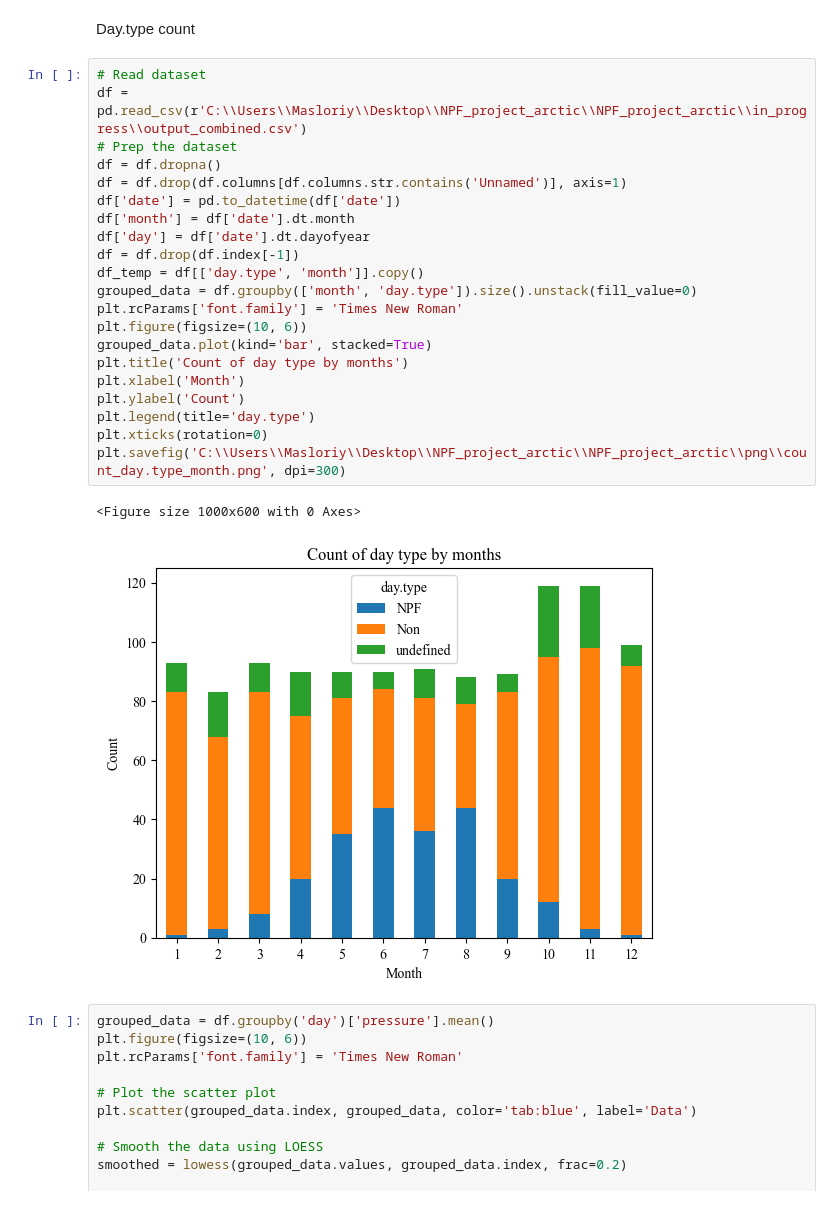
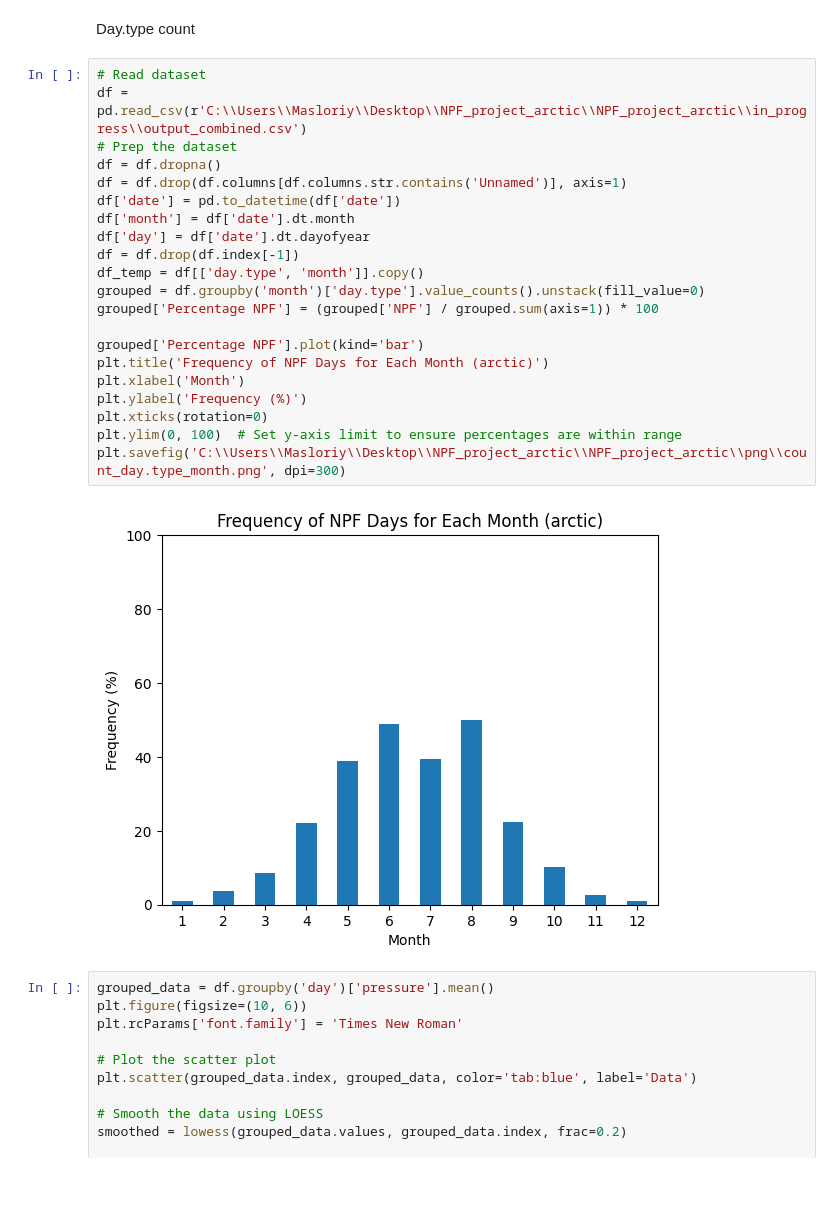
Before and after one commit to Malsory/NPF_project_arctic, a Jupyter notebook: NPF_project_arctic/in_progress/parameters_timeseries_plotter.ipynb, the cells around one changed output. Cells and saved outputs as stored; diff of their text form.

```diff
--- a/NPF_project_arctic/in_progress/parameters_timeseries_plotter.ipynb
+++ b/NPF_project_arctic/in_progress/parameters_timeseries_plotter.ipynb
@@ -7,27 +7,26 @@ Day.type count
 # %%
 # Read dataset
 df = pd.read_csv(r'C:\\Users\\Masloriy\\Desktop\\NPF_project_arctic\\NPF_project_arctic\\in_progress\\output_combined.csv')
 # Prep the dataset
 df = df.dropna()
 df = df.drop(df.columns[df.columns.str.contains('Unnamed')], axis=1)
 df['date'] = pd.to_datetime(df['date'])
 df['month'] = df['date'].dt.month
 df['day'] = df['date'].dt.dayofyear
 df = df.drop(df.index[-1])
 df_temp = df[['day.type', 'month']].copy()
-grouped_data = df.groupby(['month', 'day.type']).size().unstack(fill_value=0)
-plt.rcParams['font.family'] = 'Times New Roman'
-plt.figure(figsize=(10, 6))
-grouped_data.plot(kind='bar', stacked=True)
-plt.title('Count of day type by months')
+grouped = df.groupby('month')['day.type'].value_counts().unstack(fill_value=0)
+grouped['Percentage NPF'] = (grouped['NPF'] / grouped.sum(axis=1)) * 100
+
+grouped['Percentage NPF'].plot(kind='bar')
+plt.title('Frequency of NPF Days for Each Month (arctic)')
 plt.xlabel('Month')
-plt.ylabel('Count')
-plt.legend(title='day.type')
+plt.ylabel('Frequency (%)')
 plt.xticks(rotation=0)
+plt.ylim(0, 100)  # Set y-axis limit to ensure percentages are within range
 plt.savefig('C:\\Users\\Masloriy\\Desktop\\NPF_project_arctic\\NPF_project_arctic\\png\\count_day.type_month.png', dpi=300)
 # %% [output]
-<Figure size 1000x600 with 0 Axes>
-[figure, old version]
+[figure, new version]
 # %%
 grouped_data = df.groupby('day')['pressure'].mean()
 plt.figure(figsize=(10, 6))
```
Also changed, not shown: 2 other files.
